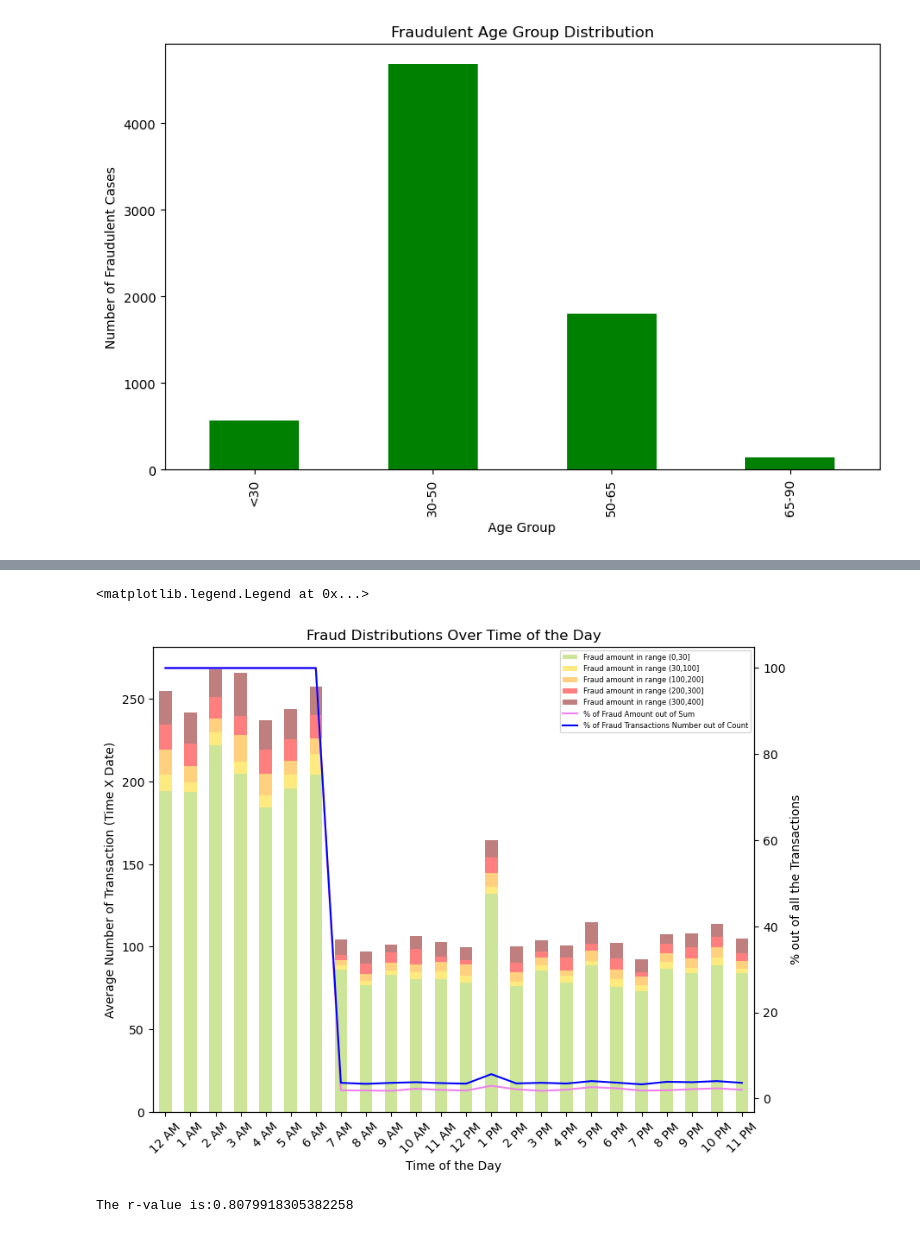
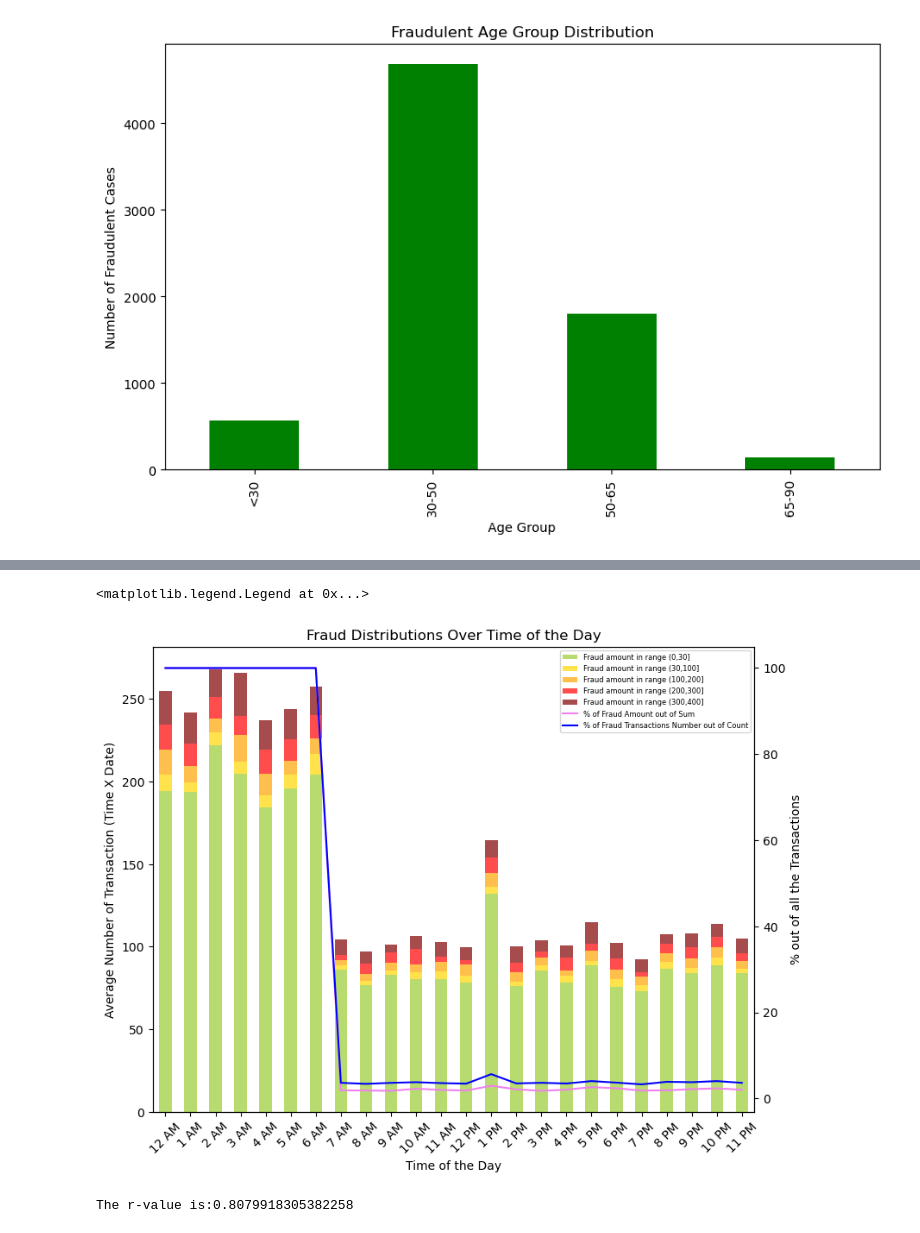
Before and after one commit to ZinDaria/Project_1-Team7, a Jupyter notebook: Project 1 - Credit Card Fraud.ipynb, the cells around one changed output, grey strips where cells are left out. Drawn from its saved outputs; the diff is of its cells as text; code cells hidden in the pictures.

```diff
--- a/Project 1 - Credit Card Fraud.ipynb
+++ b/Project 1 - Credit Card Fraud.ipynb
@@ -275,12 +372,7 @@ Assumption: all the Time mentioned here is from BST timezone (The United Kingdom
 # %%
-f_path = Path("Resources/cleaned_data.csv")
-cleaned_data = pd.read_csv(f_path, index_col=0)
-
-# AVG count of transactions for a day option
-
-# leave only Tuesday and Wednesday
-cleaned_data=cleaned_data[(cleaned_data["Day of Week"]=="Tuesday")|(cleaned_data["Day of Week"]=="Wednesday")]
-
+# assuming that we could have lots of days let us look at more generic picture, using averages
+# and compare data for amount vs count over time
+# split amount into few size bins
 size_bins = [0, 30, 100, 200, 300, 400]
 labels = ["Fraud amount in range (0,30]", "Fraud amount in range (30,100]", "Fraud amount in range (100,200]", "Fraud amount in range (200,300]", "Fraud amount in range (300,400]"]
 colors=["yellowgreen", "gold", "orange", "red", "maroon"]  #https://matplotlib.org/stable/gallery/color/named_colors.html
@@ -297,16 +389,16 @@ day_count=cleaned_data["Date"].nunique()
 for i, row in data_stecked.iterrows():
     data_stecked.loc[i,"Size Count"]=row["Size Count"]/day_count
 
-# switch Fraud Size column to a row https://www.w3resource.com/pandas/dataframe/dataframe-pivot.php
+# switch Fraud Size column to a row; source: https://www.w3resource.com/pandas/dataframe/dataframe-pivot.php
 data_stecked = data_stecked.pivot(index='Time', columns='Fraud Size', values='Size Count').fillna(0)
 
 # create shared figuer and x axis
 fig, ax = plt.subplots(figsize=(6,5))
 
-# Create the stacked bar chart https://www.geeksforgeeks.org/create-a-stacked-bar-plot-in-matplotlib/
-data_stecked.plot(kind='bar', stacked=True, ax=ax, color=colors, figsize=(9, 7), alpha=0.5, legend=False)
+# Create the stacked bar chart; source: https://www.geeksforgeeks.org/create-a-stacked-bar-plot-in-matplotlib/
+data_stecked.plot(kind='bar', stacked=True, ax=ax, color=colors, figsize=(9, 7), alpha=0.7, legend=False)
 
-
+#function for calculating the rate
 def perc(df, col1, col2, res_col1, res_col2):
     df[res_col1]=""
     df[res_col2]=""
@@ -320,38 +412,32 @@ area_df1=cleaned_data.groupby(["Time","Fraud"]).size()
 area_df1=pd.DataFrame(area_df1).reset_index().rename(columns={0:"Transaction Count"}).set_index("Time")
 area_df1=area_df1.pivot(columns='Fraud', values='Transaction Count').fillna(0)
 area_df1=perc(area_df1, 0,1,"Genuine Count %","Fraud Count %")
 
 area_df2=cleaned_data.groupby(["Time","Fraud"])["Amount (in £)"].sum()
 area_df2=pd.DataFrame(area_df2).reset_index().rename(columns={"Amount (in £)":"Transaction Amount"}).set_index("Time")
 area_df2=area_df2.pivot(columns='Fraud', values='Transaction Amount').fillna(0)
 area_df2=perc(area_df2, 0,1,"Genuine Amount %","Fraud Amount %")
 
 ax2=ax.twinx() # magic for having two x axis; source: https://samchaaa.medium.com/how-to-plot-two-different-scales-on-one-plot-in-matplotlib-with-legend-46554ba5915a
 l1=area_df2.plot(y=["Fraud Amount %"], ax=ax2, color="violet", legend=False)
 area_df1.plot(y=["Fraud Count %"], ax=ax2, color="blue", legend=False)
 # setting label per each line; source: https://stackoverflow.com/questions/64111555/get-lines-and-labels-from-matplotlib-axes
 l1.get_lines()[0].set_label("% of Fraud Amount out of Sum")
 l1.get_lines()[1].set_label("% of Fraud Transactions Number out of Count")
 
 
 ax.set_ylabel("Average Number of Transaction (Time X Date)")
 ax2.set_ylabel("% out of all the Transactions")
 ax.set_xlabel("Time of the Day")
 ax.set_xticks(range(0,24))
-labels_t=["12 AM"]
-for i in range(1,12):
-    labels_t.append(f"{i} AM")
-labels_t.append("12 PM")
-for i in range(1,12):
-    labels_t.append(f"{i} PM")
 ax.set_xticklabels(labels_t, rotation=45)
 ax.set_title("Fraud Distributions Over Time of the Day")
 
 # add legend for all charts https://stackoverflow.com/questions/5484922/secondary-axis-with-twinx-how-to-add-to-legend
 lines, labels = ax.get_legend_handles_labels()
 lines2, labels2 = ax2.get_legend_handles_labels()
 ax2.legend(lines + lines2, labels + labels2, loc="best",prop={'size': 6})
 # %% [output]
 <matplotlib.legend.Legend at 0x...>
-[figure, old version]
+[figure, new version]
 # %%
```
Also changed, not shown: parts of 44 cells of this notebook, 4 other files.
